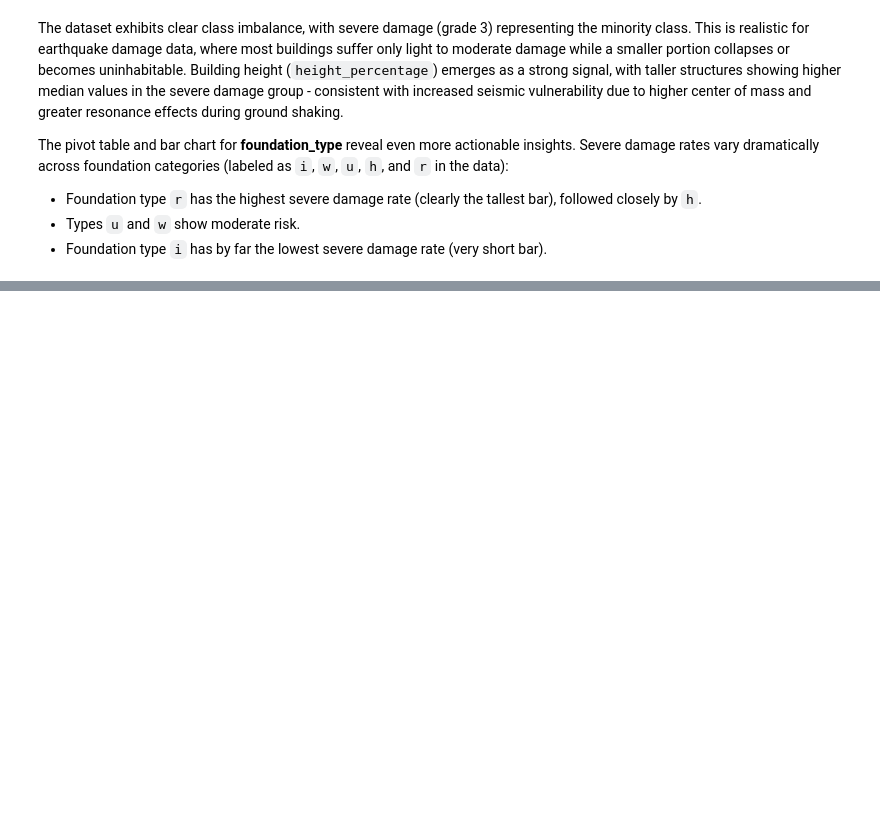
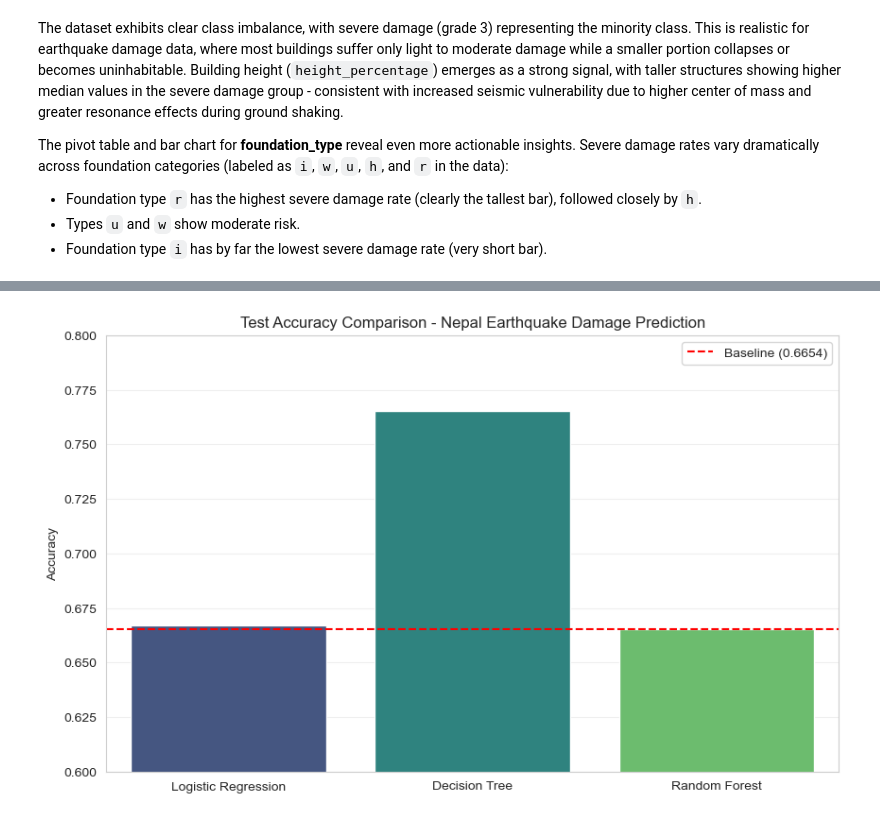
Before and after one commit to AJ-MH/Data-Science-Machine-Learning, a Jupyter notebook: nepal-earthquake-damage-prediction/nepal_earthquake_building_damage_prediction.ipynb, the cells around one changed output, grey strips where cells are left out. Cells and saved outputs as stored; diff of their text form; code cells hidden in the pictures; blank space fills up the shorter version.

```diff
--- a/nepal-earthquake-damage-prediction/nepal_earthquake_building_damage_prediction.ipynb
+++ b/nepal-earthquake-damage-prediction/nepal_earthquake_building_damage_prediction.ipynb
@@ -177,0 +311,16 @@ The pivot table and bar chart for **foundation_type** reveal even more actionabl
+# %%
+# Bar chart comparison (Test Accuracy)
+plt.figure(figsize=(10, 6))
+models = ["Logistic Regression", "Decision Tree", "Random Forest"]
+accuracies = [log_acc_test, tree_acc_test, forest_acc_test]
+
+sns.barplot(x=models, y=accuracies, palette="viridis")
+plt.axhline(y=baseline_acc, color='red', linestyle='--', label=f'Baseline ({baseline_acc:.4f})')
+plt.title("Test Accuracy Comparison - Nepal Earthquake Damage Prediction")
+plt.ylabel("Accuracy")
+plt.ylim(0.6, 0.8)
+plt.legend()
+plt.grid(axis='y', alpha=0.3)
+plt.show()
+# %% [output]
+[figure, added]
```
Also changed, not shown: parts of 10 cells of this notebook.
